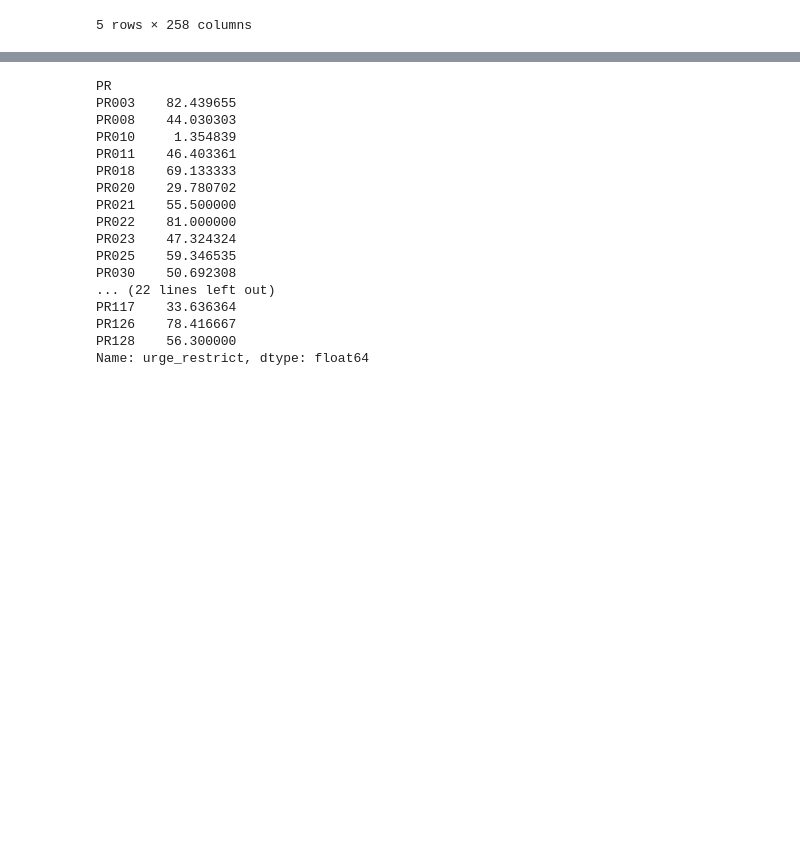
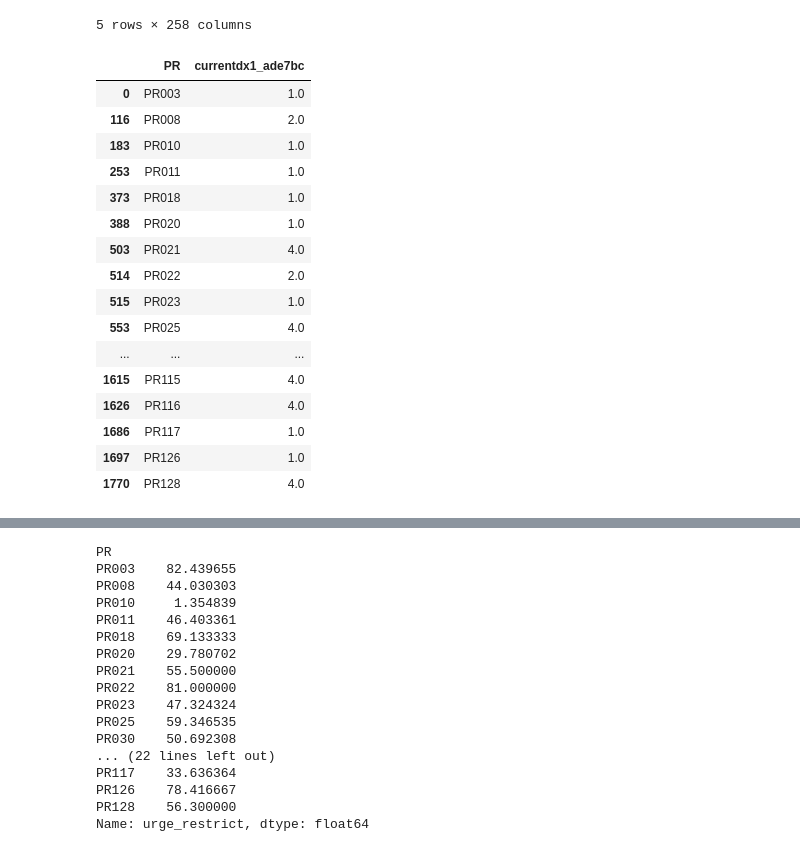
Before and after one commit to LSandovalAraujo/jpcs_special_issue, a Jupyter notebook: Elastic Net Reg for Manuscript.ipynb, the cells around one changed output, grey strips where cells are left out. Saved outputs shown, nothing was run; the diff lists cells and outputs as text; code cells hidden in the pictures; blank space fills up the shorter version.

```diff
--- a/Elastic Net Reg for Manuscript.ipynb
+++ b/Elastic Net Reg for Manuscript.ipynb
@@ -209,6 +298,28 @@ diagRaw.head()
 | 3 | PR003 | 1.0 | 114 | 56:00.0 | 90.937768 | 57.98 | 149.50 | 25.878040 | 94.546664 | ... |
 | 4 | PR003 | 1.0 | 113 | 25:00.0 | 74.612836 | 57.92 | 93.05 | 10.477028 | 75.344527 | ... |
 5 rows × 258 columns
+# %%
+pd.set_option("display.max.rows", None)
+idiographicDx = diagRaw[["PR","currentdx1_ade7bc"]]
+idiographicDx.drop_duplicates(keep='first')
+# %% [output]
+|  | PR | currentdx1_ade7bc |
+| 0 | PR003 | 1.0 |
+| 116 | PR008 | 2.0 |
+| 183 | PR010 | 1.0 |
+| 253 | PR011 | 1.0 |
+| 373 | PR018 | 1.0 |
+| 388 | PR020 | 1.0 |
+| 503 | PR021 | 4.0 |
+| 514 | PR022 | 2.0 |
+| 515 | PR023 | 1.0 |
+| 553 | PR025 | 4.0 |
+| ... | ... | ... |
+| 1615 | PR115 | 4.0 |
+| 1626 | PR116 | 4.0 |
+| 1686 | PR117 | 1.0 |
+| 1697 | PR126 | 1.0 |
+| 1770 | PR128 | 4.0 |
 # %%
 #coding values: 1 = AN, 2 = BN, 3 = BED, 4 = OSFED... there should  be no BED cases.
 #we will look at AN and BN specifically for now
```
Also changed, not shown: parts of 34 cells of this notebook.
